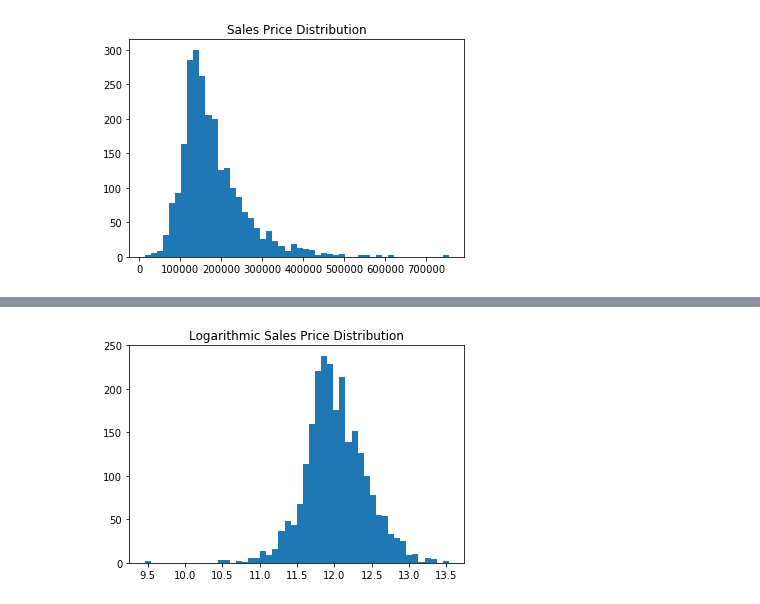
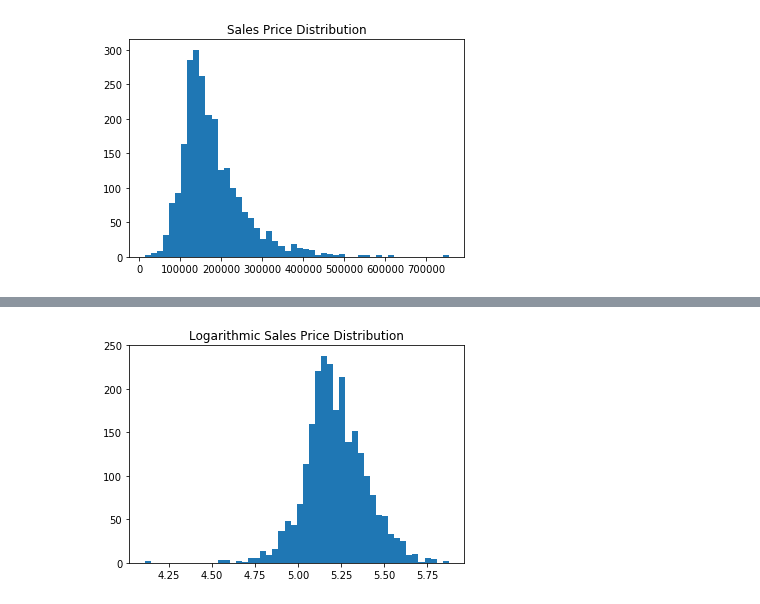
Before and after one commit to LyesOUDINACHE/EPFL-Course, a Jupyter notebook: Course Project 3 - Houses.ipynb, the cells around one changed output, grey strips where cells are left out. Saved outputs shown, nothing was run; the diff lists cells and outputs as text; code cells hidden in the pictures.

```diff
--- a/Course Project 3 - Houses.ipynb
+++ b/Course Project 3 - Houses.ipynb
@@ -140,7 +259,7 @@ plt.show()
 # %%
 # let's plot the Sale Prices distribution in log
-plt.hist(np.log(data_df['SalePrice']), bins = 50)
+plt.hist(np.log10(data_df['SalePrice']), bins = 50)
 plt.title('Logarithmic Sales Price Distribution')
 plt.show()
 # %% [output]
-[figure, old version]
+[figure, new version]
```
Also changed, not shown: parts of 19 cells of this notebook.
